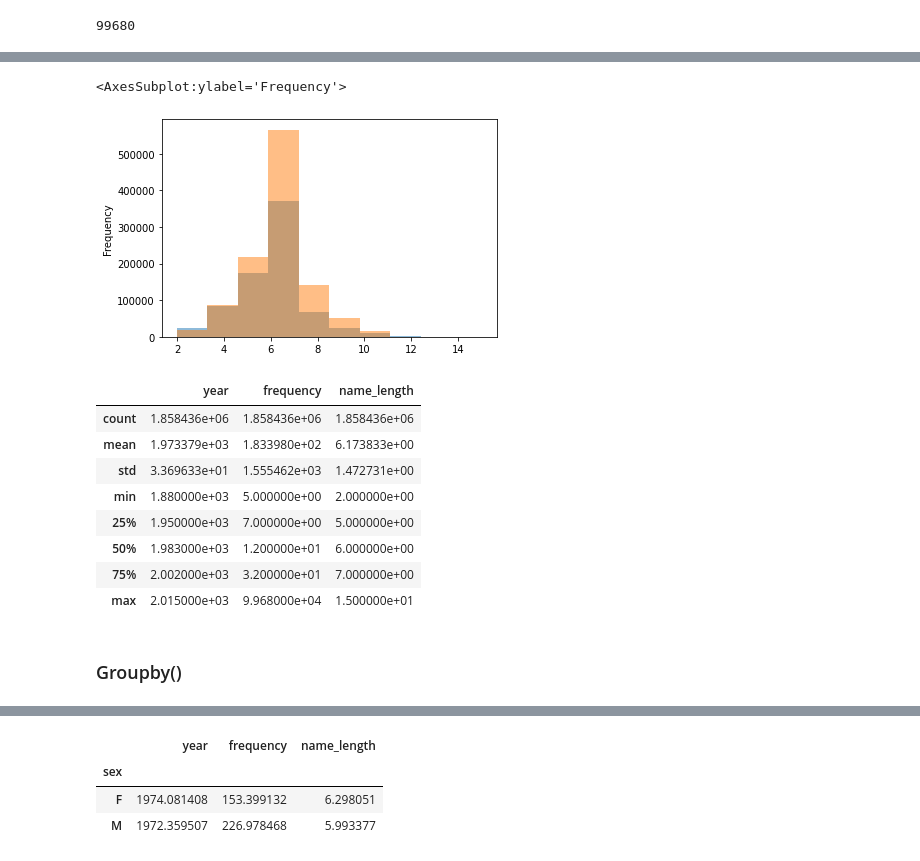
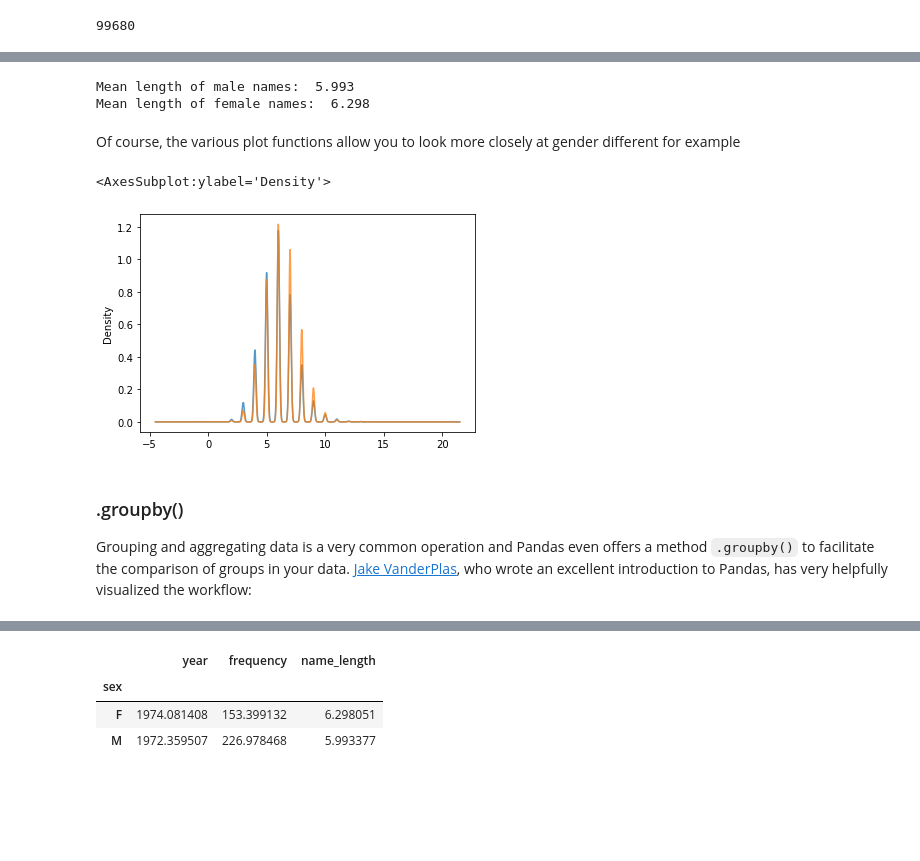
Before and after one commit to Living-with-machines/dhoxss-text2tech, a Jupyter notebook: Sessions/3.1 - Working with Tabular Data.ipynb, the cells around one changed output, grey strips where cells are left out. Saved outputs shown, nothing was run; the diff lists cells and outputs as text; code cells hidden in the pictures; blank space fills up the shorter version.

```diff
--- a/Sessions/3.1 - Working with Tabular Data.ipynb
+++ b/Sessions/3.1 - Working with Tabular Data.ipynb
@@ -214,7 +216,7 @@ will work but will also make your life miserable...
 Given a path, Pandas will read and parse the CSV file and store it as a `DataFrame` object. In this case, we are loading more "serious" data, i.e. frequency list of American names after 1880 till the present.
 # %%
 # sep has ',' as default value, but change this if you open a tsv file
-df = pd.read_csv('data/04-working-with-data/data/names.csv', sep=',')
+df = pd.read_csv('data/names.csv', sep=',')
 type(df)
 # %% [output]
 pandas.core.frame.DataFrame
@@ -716,2 +635,0 @@ len('Mary')
-# %%
-df['name_length'] = 0
@@ -734,2 +635,0 @@ df
-# %%
-df['name_length'] = df.name.str.len()
@@ -820,0 +788,2 @@ df[df.sex=='M'].name_length.mean()
+# %%
+df['name_length'] = df['name'].str.len()
@@ -825,23 +873,23 @@ df[df.sex=='F'].name_length.mean()
+# %%
+avg_m = df[df.sex=='M'].name_length.mean()
+avg_f = df[df.sex=='F'].name_length.mean()
+print('Mean length of male names: ',round(avg_m,3),
+      '\nMean length of female names: ',round( avg_f,3))
+# %% [output]
+Mean length of male names:  5.993
+Mean length of female names:  6.298
+# %% [markdown]
+Of course, the various plot functions allow you to look more closely at gender different for example
 # %%
-df[df.sex=='M'].name_length.plot(kind='hist',alpha=.5)
-df[df.sex=='F'].name_length.plot(kind='hist',alpha=.5)
+df[df.sex=='M'].name_length.plot(kind='density',alpha=.75)
+df[df.sex=='F'].name_length.plot(kind='density',alpha=.75)
 # %% [output]
-<AxesSubplot:ylabel='Frequency'>
+<AxesSubplot:ylabel='Density'>
-[figure, old version]
+[figure, new version]
-# %%
-df.describe()
-# %% [output]
-|  | year | frequency | name_length |
-| count | 1.858436e+06 | 1.858436e+06 | 1.858436e+06 |
-| mean | 1.973379e+03 | 1.833980e+02 | 6.173833e+00 |
-| std | 3.369633e+01 | 1.555462e+03 | 1.472731e+00 |
-| min | 1.880000e+03 | 5.000000e+00 | 2.000000e+00 |
-| 25% | 1.950000e+03 | 7.000000e+00 | 5.000000e+00 |
-| 50% | 1.983000e+03 | 1.200000e+01 | 6.000000e+00 |
-| 75% | 2.002000e+03 | 3.200000e+01 | 7.000000e+00 |
-| max | 2.015000e+03 | 9.968000e+04 | 1.500000e+01 |
-# %% [markdown]
-### Groupby()
+# %% [markdown]
+### .groupby()
+
+Grouping and aggregating data is a very common operation and Pandas even offers a method `.groupby()` to facilitate the comparison of groups in your data. [Jake VanderPlas](https://jakevdp.github.io/PythonDataScienceHandbook/), who wrote an excellent introduction to Pandas, has very helpfully visualized the workflow:
 # %% [markdown]
 ![grouby](https://jakevdp.github.io/PythonDataScienceHandbook/figures/03.08-split-apply-combine.png)
 # %%
```
Also changed, not shown: parts of 77 cells of this notebook, 1 other file.
